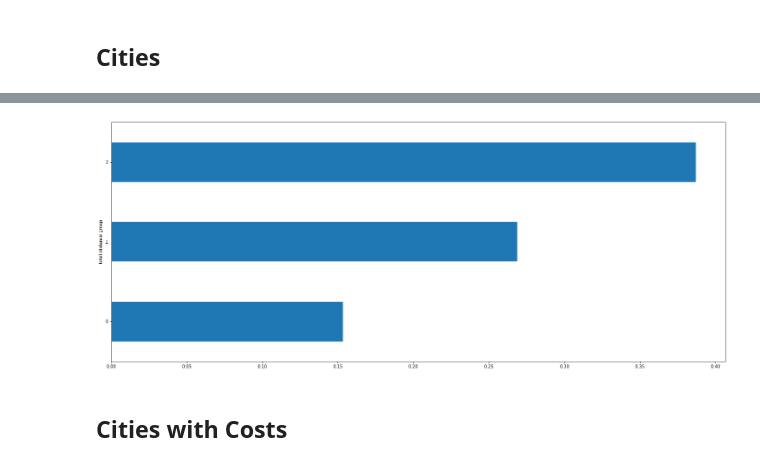
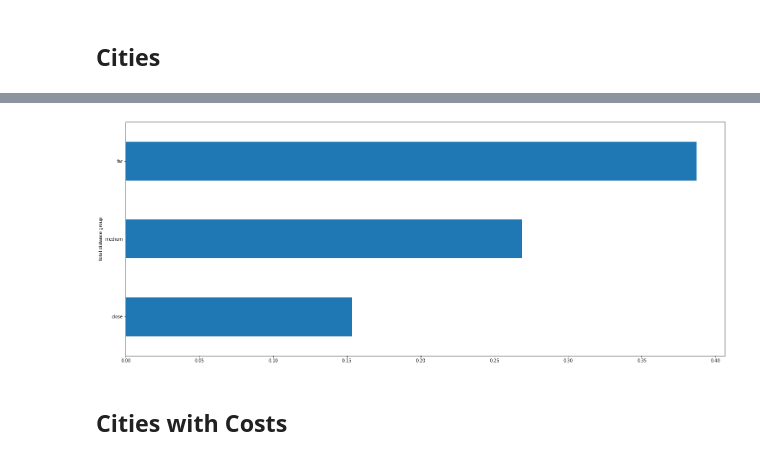
Before and after one commit to jospaeth-tum/accenture-challenge-2022, a Jupyter notebook: basic_descriptive_analysis.ipynb, the cells around one changed output, grey strips where cells are left out. Cells and saved outputs as stored; diff of their text form; code cells hidden in the pictures.

Commit message:
tweak plot

```diff
--- a/basic_descriptive_analysis.ipynb
+++ b/basic_descriptive_analysis.ipynb
@@ -186,35 +186,35 @@ cities_data_reverse = cities_data_with_nohub.rename(columns={
     'city_from_coord': 'city_to_coord',
     'city_to_coord': 'city_from_coord'
 })
 cities_data_bothway = pd.concat([cities_data_with_nohub, cities_data_reverse]).drop_duplicates(['city_from_name', 'city_to_name'])
 
 # quick fix!
 cities_data_bothway = cities_data_bothway.append({
     'city_from_name': '',
     'city_to_name': 'Porto',
     'distance': 1558.0329
 }, ignore_index=True).drop_duplicates(['city_from_name', 'city_to_name'], keep='last')
 
 orders_with_distance = orders \
     .merge(cities_data_bothway, how='left', left_on=['origin_port', 'logistic_hub'], right_on=['city_from_name', 'city_to_name']) \
     .merge(cities_data_bothway, how='left', left_on=['logistic_hub', 'customer'], right_on=['city_from_name', 'city_to_name'], suffixes=('_1', '_2'))
 
 orders_with_distance['total_distance'] = orders_with_distance['distance_1'] + orders_with_distance['distance_2']
 
 #print(orders_with_distance[orders_with_distance['total_distance'].isnull()])
 
 num_distance_groups = 3
 
 orders_with_distance_late = orders_with_distance[orders_with_distance['late_order'] == True]
 a = orders_with_distance_late.groupby(by=pd.cut(orders_with_distance_late['total_distance'], num_distance_groups)).count()
 b = orders_with_distance.groupby(by=pd.cut(orders_with_distance['total_distance'], num_distance_groups)).count()
 c = (a/b)['total_distance']
 
-c.index = range(num_distance_groups)
+c.index = ['close', 'medium', 'far']
 p = c.plot(kind='barh', xlabel='total distance group', ylabel='late rate', figsize=(25,10))
 fig = p.get_figure().savefig("total_distances.png")
 # %% [output]
-[figure, old version]
+[figure, new version]
 # %% [markdown]
 ## Cities with Costs
 # %%
```
Also changed, not shown: 1 other file.
